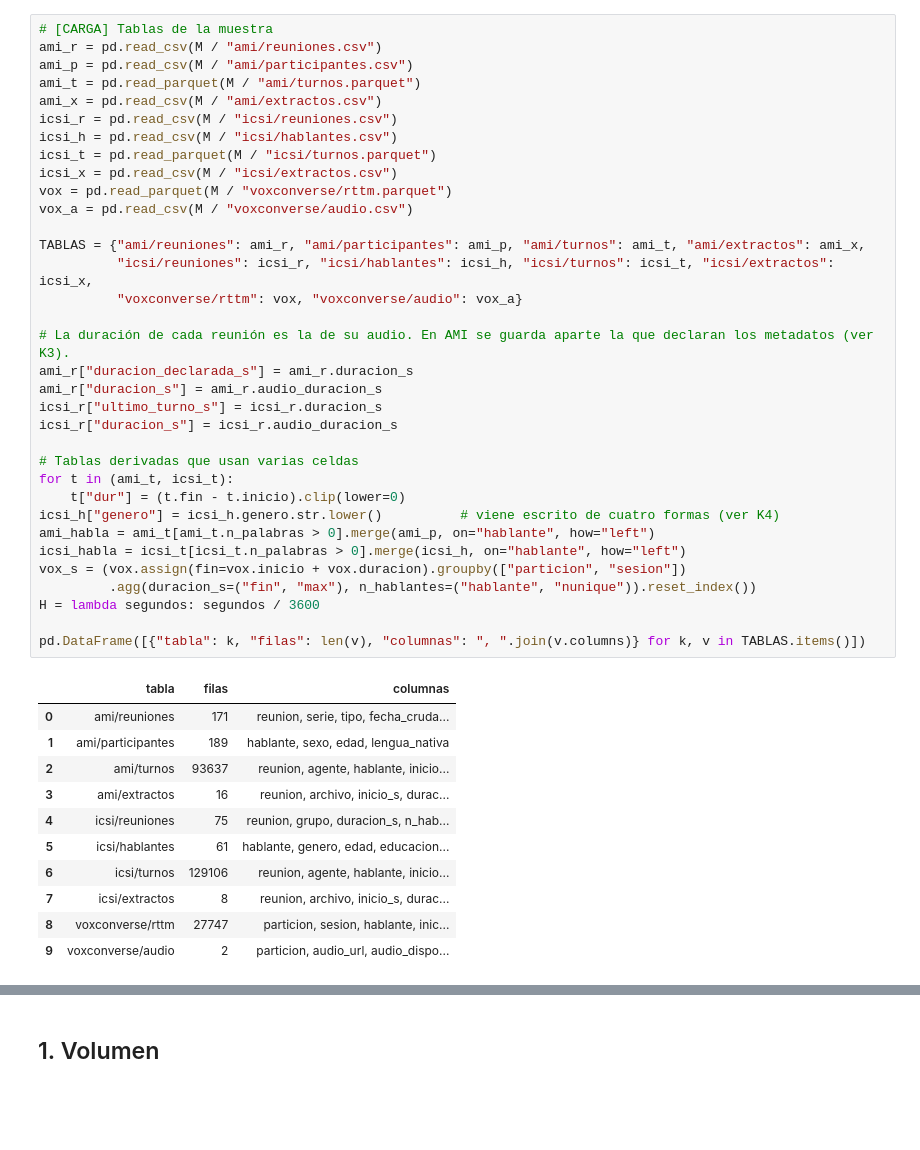
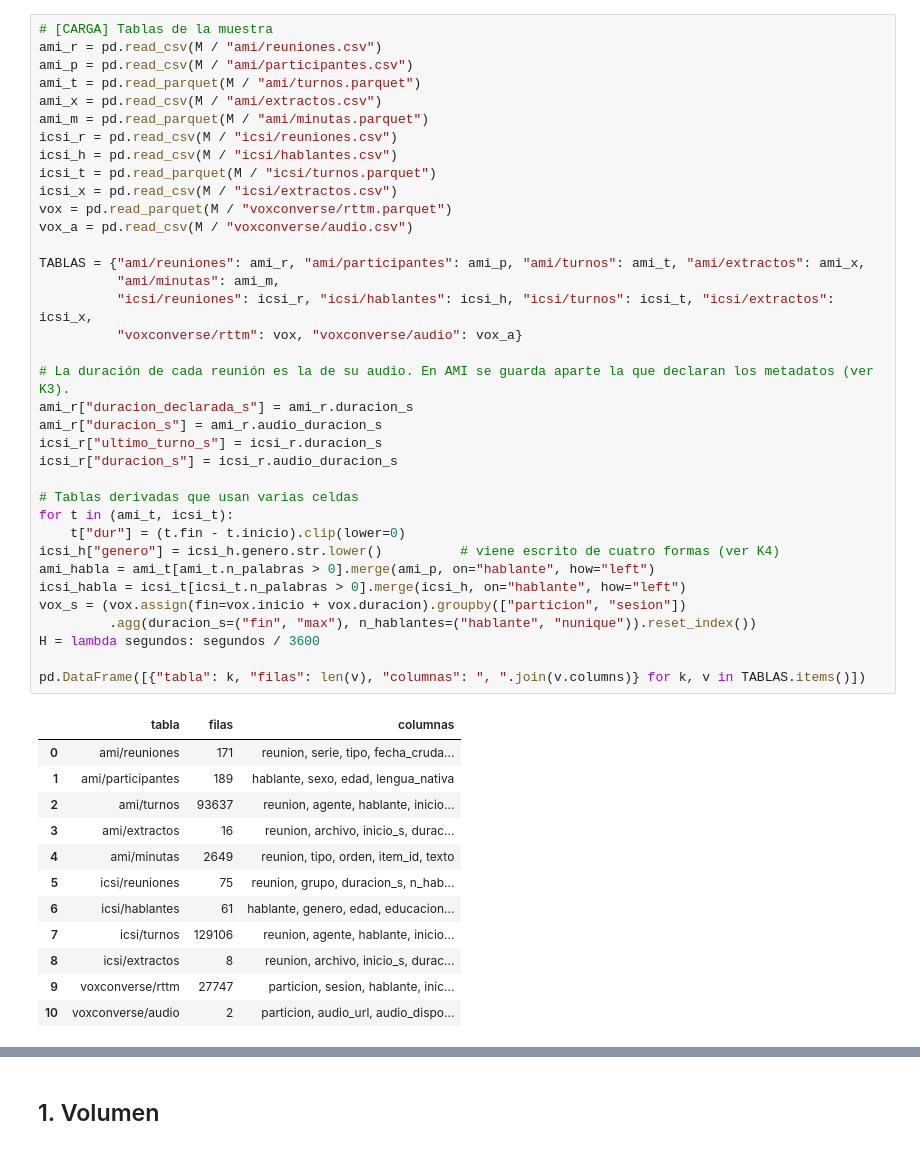
Before and after one commit to bfbarraatarama/mia-taller-de-desarrollo, a Jupyter notebook: hito-2/notebooks/eda_viabilidad.ipynb, the cells around one changed output, grey strips where cells are left out. Drawn from its saved outputs; the diff is of its cells as text; blank space fills up the shorter version.

Commit message:
Added minutas

```diff
--- a/hito-2/notebooks/eda_viabilidad.ipynb
+++ b/hito-2/notebooks/eda_viabilidad.ipynb
@@ -87,6 +87,7 @@ ami_r = pd.read_csv(M / "ami/reuniones.csv")
 ami_p = pd.read_csv(M / "ami/participantes.csv")
 ami_t = pd.read_parquet(M / "ami/turnos.parquet")
 ami_x = pd.read_csv(M / "ami/extractos.csv")
+ami_m = pd.read_parquet(M / "ami/minutas.parquet")
 icsi_r = pd.read_csv(M / "icsi/reuniones.csv")
 icsi_h = pd.read_csv(M / "icsi/hablantes.csv")
 icsi_t = pd.read_parquet(M / "icsi/turnos.parquet")
@@ -94,36 +95,38 @@ icsi_x = pd.read_csv(M / "icsi/extractos.csv")
 vox = pd.read_parquet(M / "voxconverse/rttm.parquet")
 vox_a = pd.read_csv(M / "voxconverse/audio.csv")
 
 TABLAS = {"ami/reuniones": ami_r, "ami/participantes": ami_p, "ami/turnos": ami_t, "ami/extractos": ami_x,
+          "ami/minutas": ami_m,
           "icsi/reuniones": icsi_r, "icsi/hablantes": icsi_h, "icsi/turnos": icsi_t, "icsi/extractos": icsi_x,
           "voxconverse/rttm": vox, "voxconverse/audio": vox_a}
 
 # La duración de cada reunión es la de su audio. En AMI se guarda aparte la que declaran los metadatos (ver K3).
 ami_r["duracion_declarada_s"] = ami_r.duracion_s
 ami_r["duracion_s"] = ami_r.audio_duracion_s
 icsi_r["ultimo_turno_s"] = icsi_r.duracion_s
 icsi_r["duracion_s"] = icsi_r.audio_duracion_s
 
 # Tablas derivadas que usan varias celdas
 for t in (ami_t, icsi_t):
     t["dur"] = (t.fin - t.inicio).clip(lower=0)
 icsi_h["genero"] = icsi_h.genero.str.lower()          # viene escrito de cuatro formas (ver K4)
 ami_habla = ami_t[ami_t.n_palabras > 0].merge(ami_p, on="hablante", how="left")
 icsi_habla = icsi_t[icsi_t.n_palabras > 0].merge(icsi_h, on="hablante", how="left")
 vox_s = (vox.assign(fin=vox.inicio + vox.duracion).groupby(["particion", "sesion"])
          .agg(duracion_s=("fin", "max"), n_hablantes=("hablante", "nunique")).reset_index())
 H = lambda segundos: segundos / 3600
 
 pd.DataFrame([{"tabla": k, "filas": len(v), "columnas": ", ".join(v.columns)} for k, v in TABLAS.items()])
 # %% [output]
 |  | tabla | filas | columnas |
 | 0 | ami/reuniones | 171 | reunion, serie, tipo, fecha_cruda... |
 | 1 | ami/participantes | 189 | hablante, sexo, edad, lengua_nativa |
 | 2 | ami/turnos | 93637 | reunion, agente, hablante, inicio... |
 | 3 | ami/extractos | 16 | reunion, archivo, inicio_s, durac... |
-| 4 | icsi/reuniones | 75 | reunion, grupo, duracion_s, n_hab... |
-| 5 | icsi/hablantes | 61 | hablante, genero, edad, educacion... |
-| 6 | icsi/turnos | 129106 | reunion, agente, hablante, inicio... |
-| 7 | icsi/extractos | 8 | reunion, archivo, inicio_s, durac... |
-| 8 | voxconverse/rttm | 27747 | particion, sesion, hablante, inic... |
-| 9 | voxconverse/audio | 2 | particion, audio_url, audio_dispo... |
+| 4 | ami/minutas | 2649 | reunion, tipo, orden, item_id, texto |
+| 5 | icsi/reuniones | 75 | reunion, grupo, duracion_s, n_hab... |
+| 6 | icsi/hablantes | 61 | hablante, genero, edad, educacion... |
+| 7 | icsi/turnos | 129106 | reunion, agente, hablante, inicio... |
+| 8 | icsi/extractos | 8 | reunion, archivo, inicio_s, durac... |
+| 9 | voxconverse/rttm | 27747 | particion, sesion, hablante, inic... |
+| 10 | voxconverse/audio | 2 | particion, audio_url, audio_dispo... |
```
Also changed, not shown: parts of 14 cells of this notebook, 9 other files.
